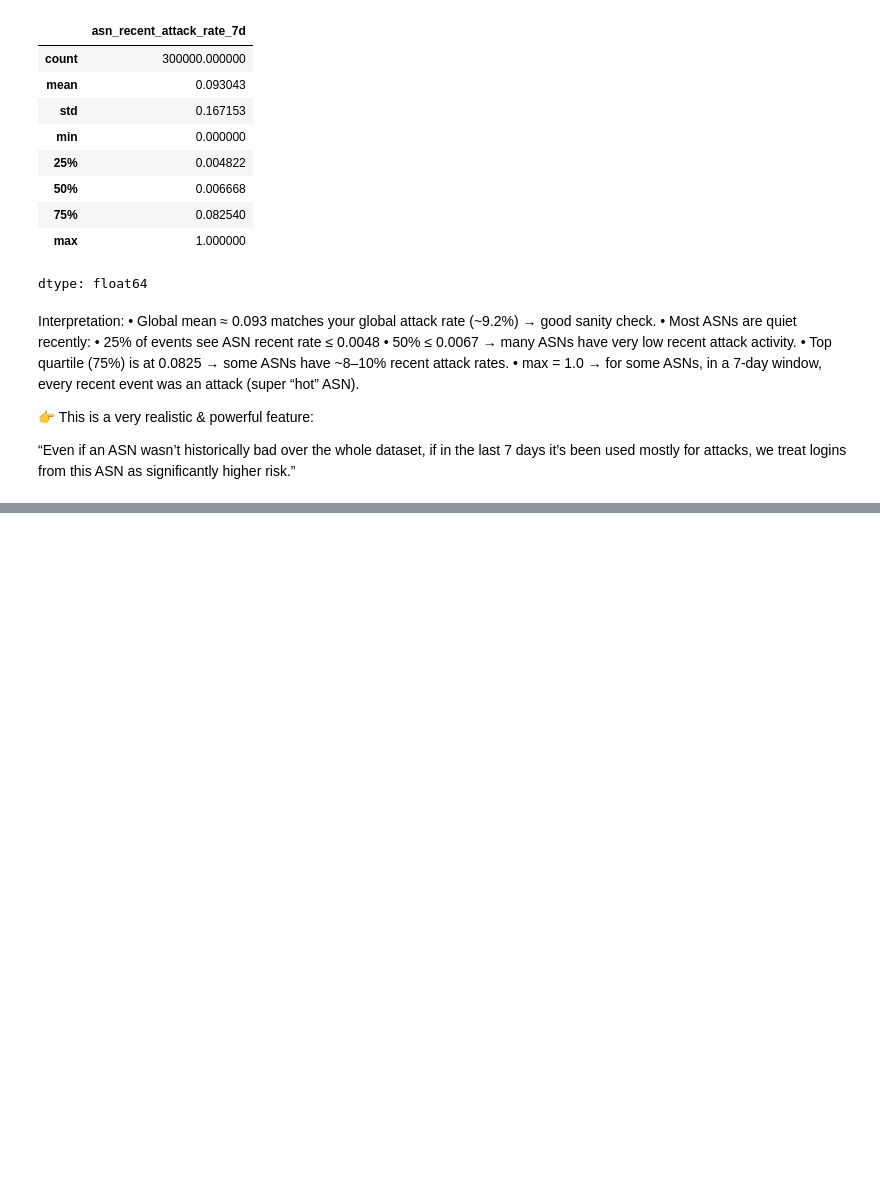
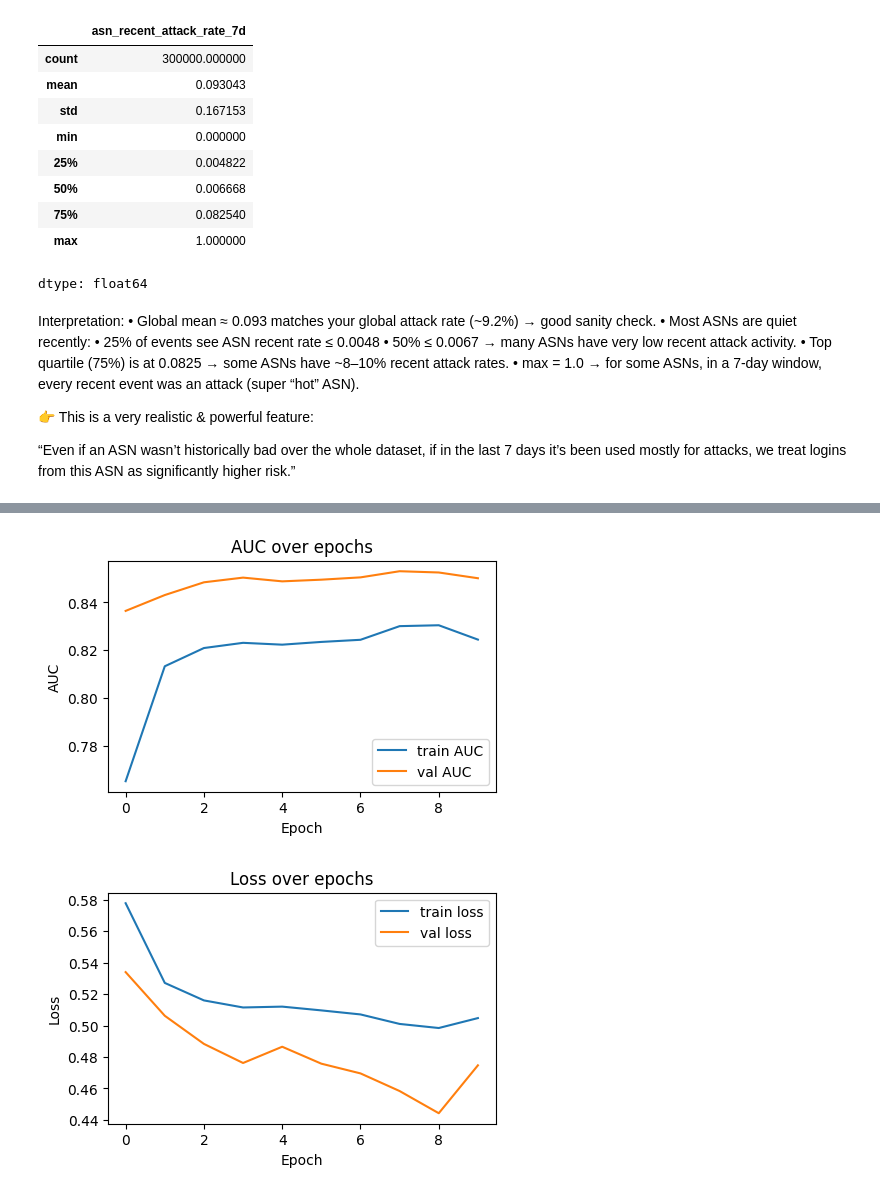
Before and after one commit to madhvesh23/Intent-Classification-ML-Project-, a Jupyter notebook: notebooks/03_train_kg_and_lstm.ipynb, the cells around one changed output, grey strips where cells are left out. Saved outputs shown, nothing was run; the diff lists cells and outputs as text; code cells hidden in the pictures; blank space fills up the shorter version.

```diff
--- a/notebooks/03_train_kg_and_lstm.ipynb
+++ b/notebooks/03_train_kg_and_lstm.ipynb
@@ -966,0 +1756,19 @@ Interpretation:
+# %%
+BATCH_SIZE = 512
+EPOCHS = 10  # you can tune
+
+history = model.fit(
+    X_train_seq, y_train,
+    validation_data=(X_val_seq, y_val),
+    epochs=EPOCHS,
+    batch_size=BATCH_SIZE,
+    class_weight=class_weights,
+    callbacks=[
+        tf.keras.callbacks.EarlyStopping(
+            monitor="val_auc",
+            patience=3,
+            mode="max",
+            restore_best_weights=True,
+        )
+    ],
+)
@@ -966,0 +1796,31 @@ Interpretation:
+# %%
+import matplotlib.pyplot as plt
+
+def plot_history(history):
+    hist = history.history
+
+    # 1) AUC
+    if "auc" in hist:
+        plt.figure(figsize=(5,3))
+        plt.plot(hist["auc"], label="train AUC")
+        plt.plot(hist["val_auc"], label="val AUC")
+        plt.xlabel("Epoch")
+        plt.ylabel("AUC")
+        plt.title("AUC over epochs")
+        plt.legend()
+        plt.show()
+
+    # 2) Loss
+    plt.figure(figsize=(5,3))
+    plt.plot(hist["loss"], label="train loss")
+    plt.plot(hist["val_loss"], label="val loss")
+    plt.xlabel("Epoch")
+    plt.ylabel("Loss")
+    plt.title("Loss over epochs")
+    plt.legend()
+    plt.show()
+
+plot_history(history)
+# %% [output]
+[figure, added]
+[figure, added]
```
Also changed, not shown: parts of 69 cells of this notebook, 2 other files.
